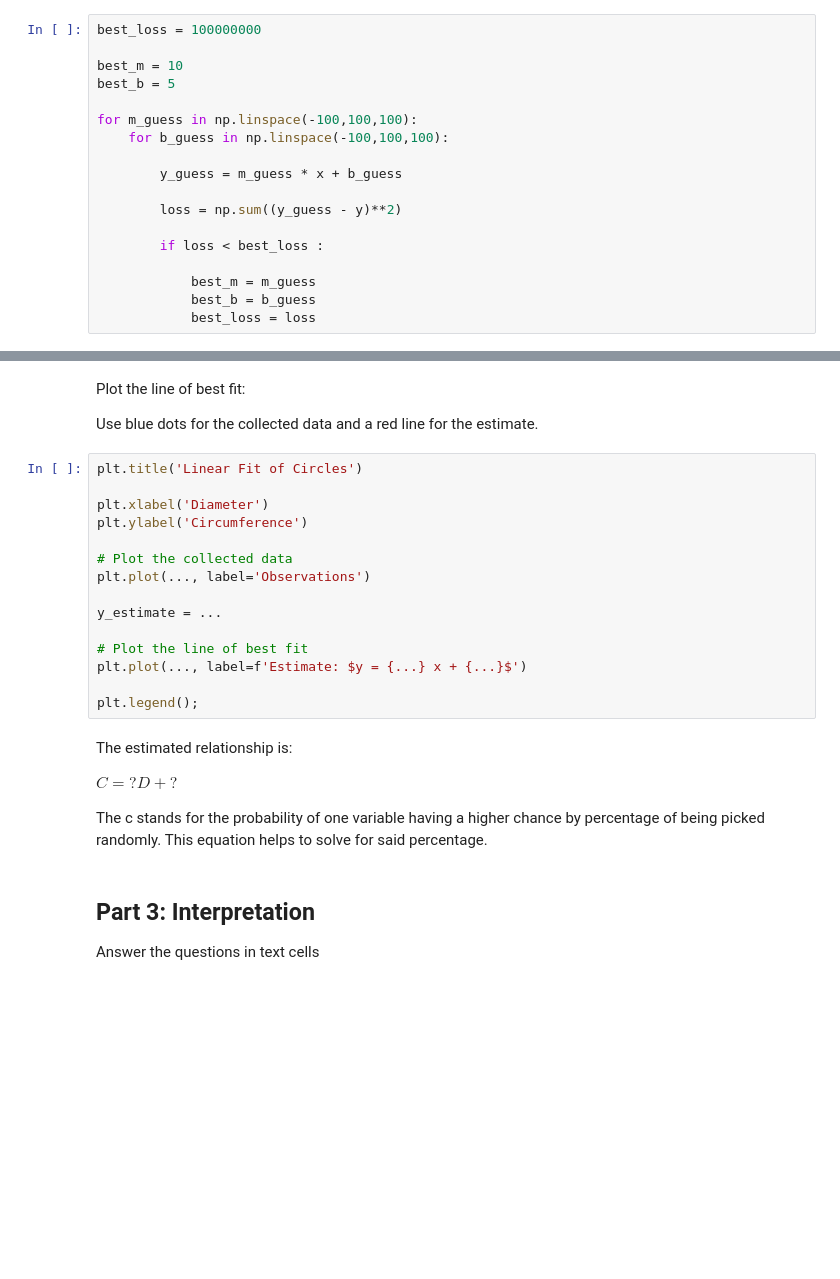
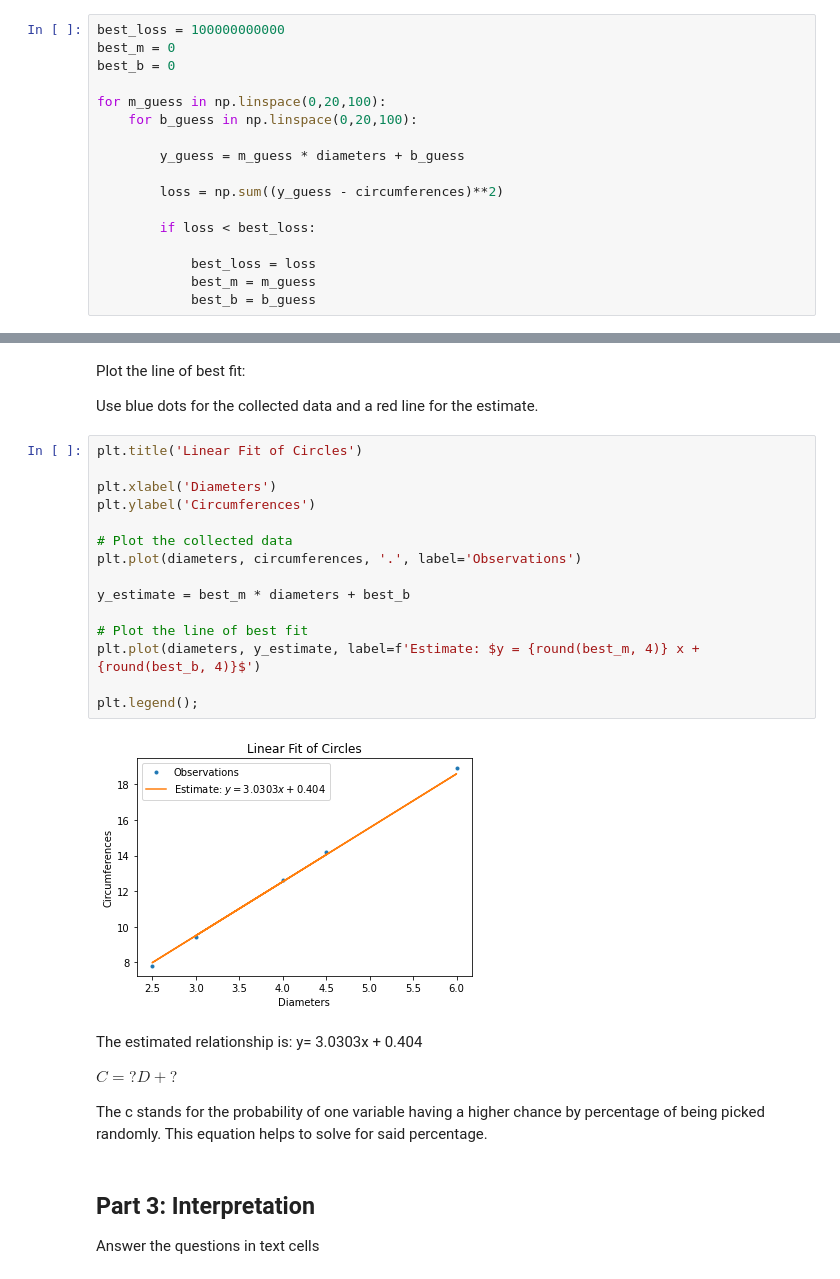
Before and after one commit to lexiwellen/Data-Science, a Jupyter notebook: Wellen,_Lexi_Stats_Midterm.ipynb, the cells around one changed output, grey strips where cells are left out. Saved outputs shown, nothing was run; the diff lists cells and outputs as text; blank space fills up the shorter version.

```diff
--- a/Wellen,_Lexi_Stats_Midterm.ipynb
+++ b/Wellen,_Lexi_Stats_Midterm.ipynb
@@ -94,18 +83,17 @@ array([-100.        ,  -97.97979798,  -95.95959596,  -93.93939394,
 # %%
-best_loss = 100000000
+best_loss = 100000000000
+best_m = 0
+best_b = 0
 
-best_m = 10
-best_b = 5
+for m_guess in np.linspace(0,20,100):
+    for b_guess in np.linspace(0,20,100):
 
-for m_guess in np.linspace(-100,100,100):
-    for b_guess in np.linspace(-100,100,100):
+        y_guess = m_guess * diameters + b_guess
 
-        y_guess = m_guess * x + b_guess
+        loss = np.sum((y_guess - circumferences)**2)
 
-        loss = np.sum((y_guess - y)**2)
+        if loss < best_loss:
 
-        if loss < best_loss :
-
+            best_loss = loss
             best_m = m_guess
             best_b = b_guess
-            best_loss = loss
@@ -120,20 +106,22 @@ Use blue dots for the collected data and a red line for the estimate.
 # %%
 plt.title('Linear Fit of Circles')
 
-plt.xlabel('Diameter')
-plt.ylabel('Circumference')
+plt.xlabel('Diameters')
+plt.ylabel('Circumferences')
 
 # Plot the collected data
-plt.plot(..., label='Observations')
+plt.plot(diameters, circumferences, '.', label='Observations')
 
-y_estimate = ...
+y_estimate = best_m * diameters + best_b
 
 # Plot the line of best fit
-plt.plot(..., label=f'Estimate: $y = {...} x + {...}$')
+plt.plot(diameters, y_estimate, label=f'Estimate: $y = {round(best_m, 4)} x + {round(best_b, 4)}$')
 
 plt.legend();
+# %% [output]
+[figure, added]
 # %% [markdown]
-The estimated relationship is:
+The estimated relationship is: y= 3.0303x + 0.404
 
 $C = ? D + ?$
 
```
Also changed, not shown: parts of 15 cells of this notebook.
